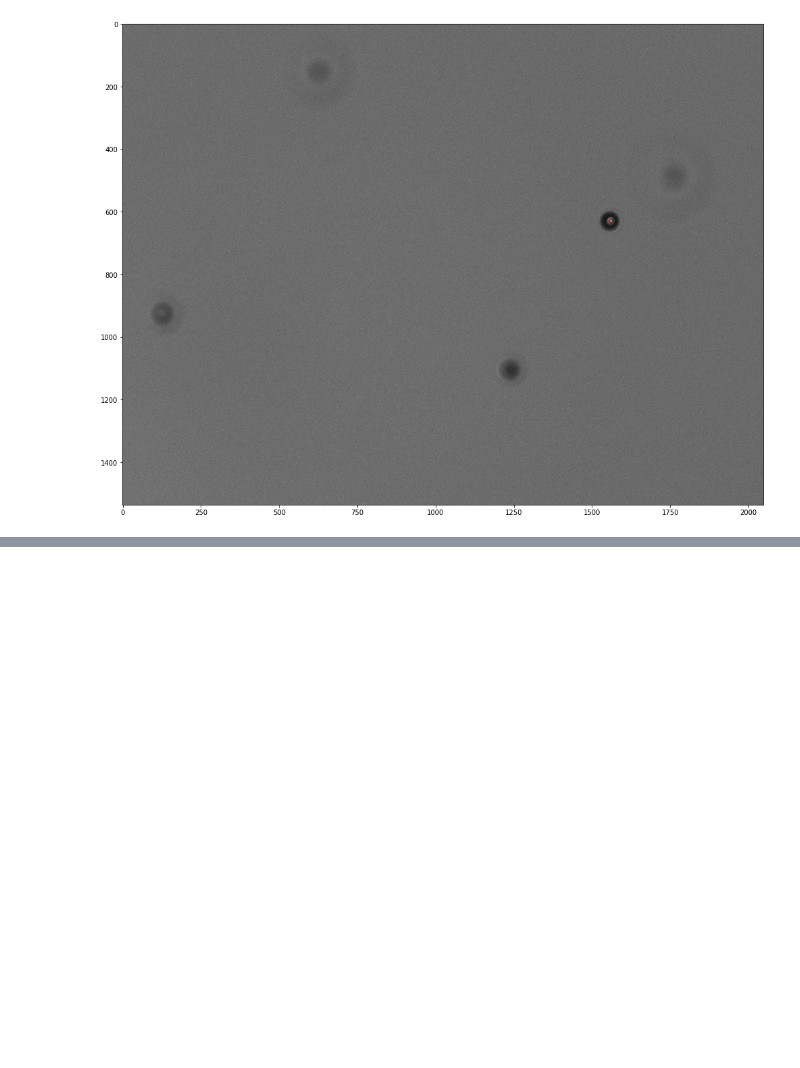
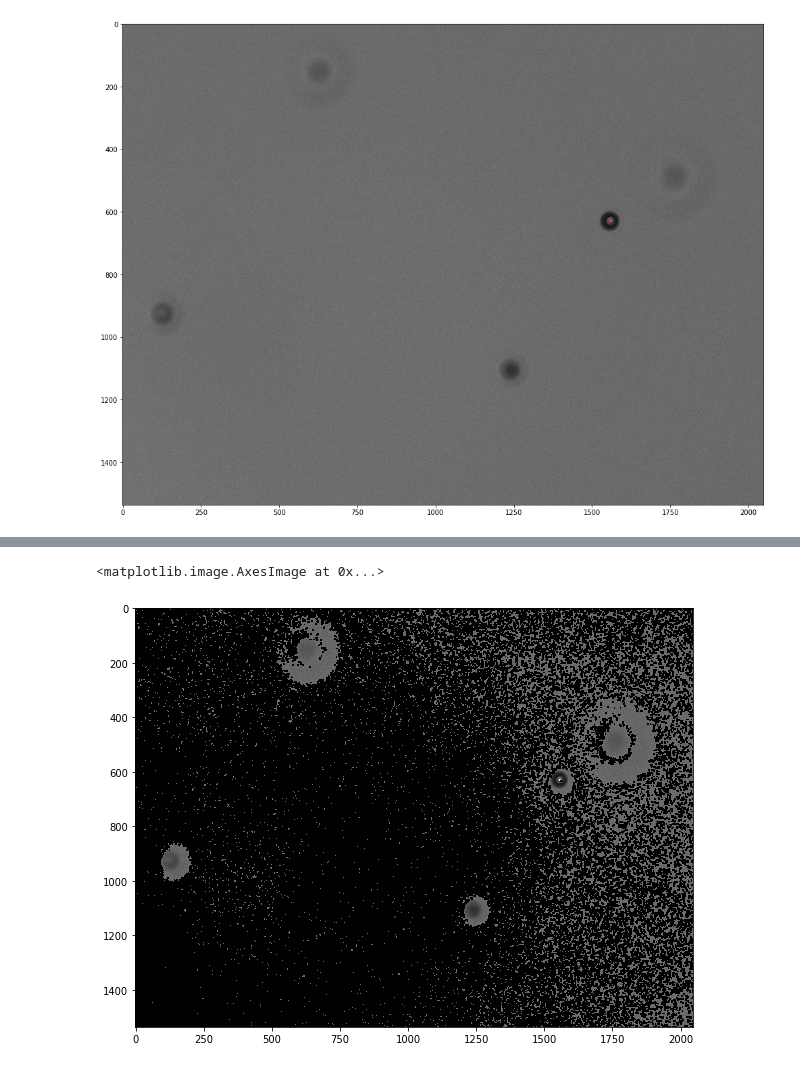
Before and after one commit to Niloo1371/Finding_droplets, a Jupyter notebook: Preprocessing/Preprocess.ipynb, the cells around one changed output, grey strips where cells are left out. Drawn from its saved outputs; the diff is of its cells as text; code cells hidden in the pictures; blank space fills up the shorter version.

```diff
--- a/Preprocessing/Preprocess.ipynb
+++ b/Preprocessing/Preprocess.ipynb
@@ -201,0 +258,16 @@ plt.scatter(x, y, c='red',s=5)  # test to see where te centers are
+# %%
+def apply_mask(frame, mask):
+    """Apply binary mask to frame, return masked image.
+    """
+    return cv2.bitwise_and(frame, frame, mask=mask)
+
+masked=apply_mask(in_img_gray,closing)
+
+plt.figure(figsize=(10,10))
+plt.imshow(masked, cmap='gray')
+
+
+#NOT SO GREAT RESULTS
+# %% [output]
+<matplotlib.image.AxesImage at 0x...>
+[figure, added]
```
Also changed, not shown: parts of 6 cells of this notebook.
